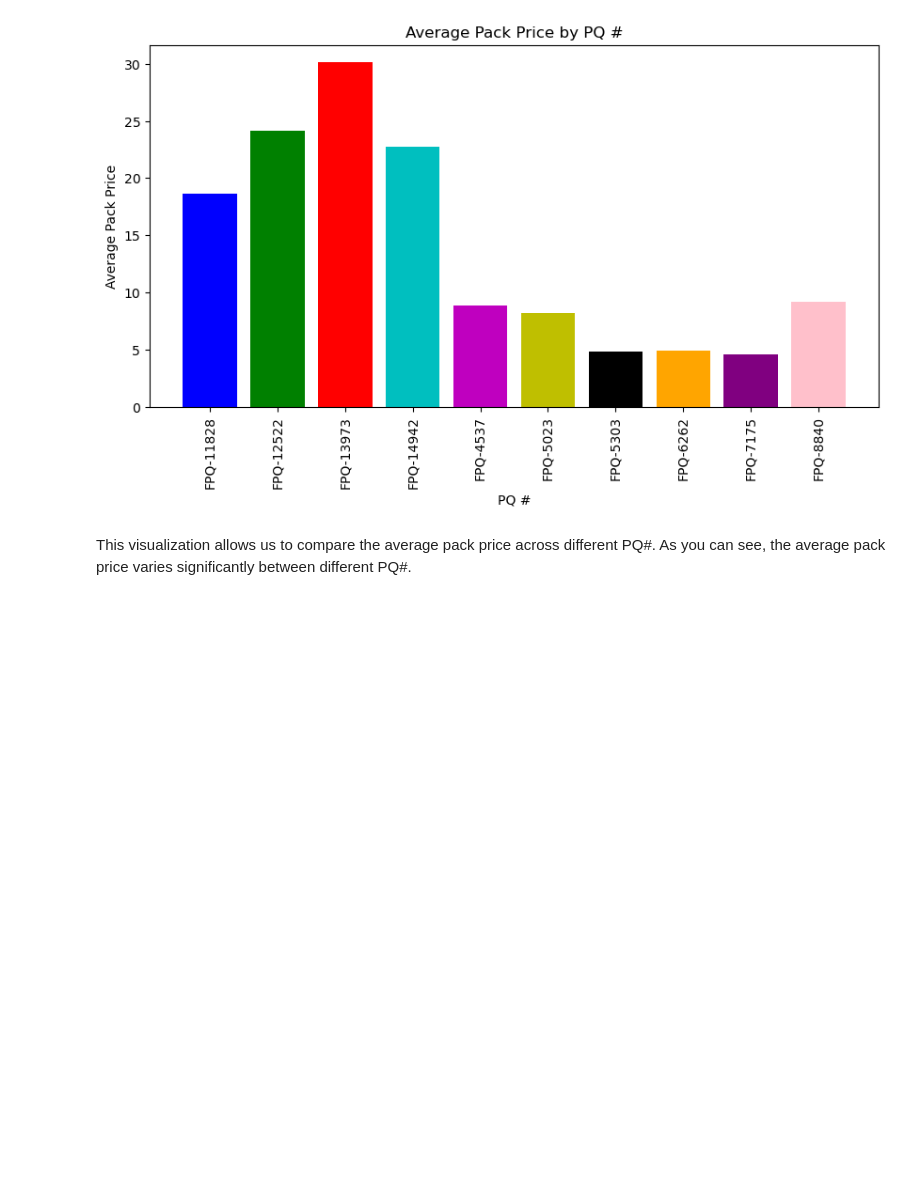
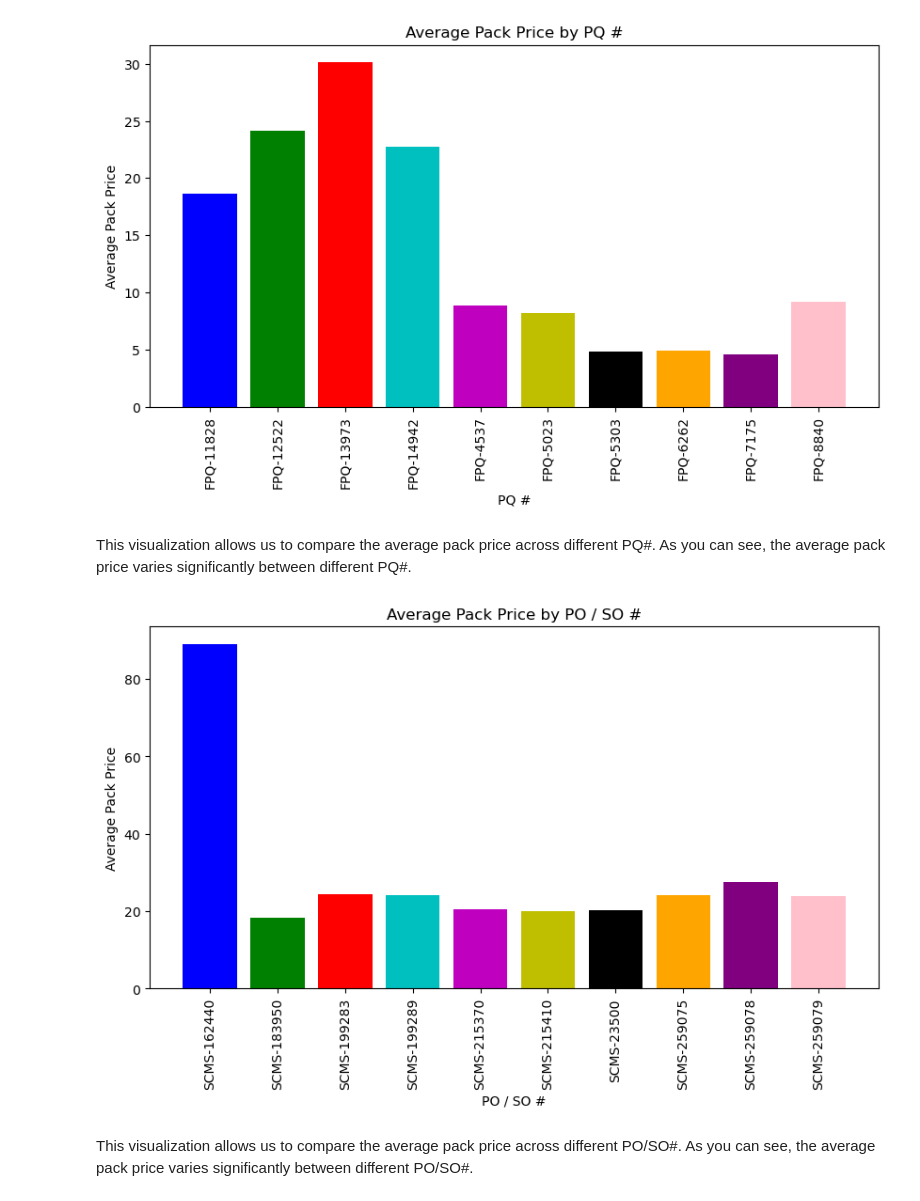
Before and after one commit to Deepak10010/Supply-Chain-Management-Systems, a Jupyter notebook: SCMS.ipynb, the cells around one changed output. Cells and saved outputs as stored; diff of their text form; code cells hidden in the pictures; blank space fills up the shorter version.

```diff
--- a/SCMS.ipynb
+++ b/SCMS.ipynb
@@ -97,3 +103,21 @@ plt.show()
 [figure]
 # %% [markdown]
 This visualization allows us to compare the average pack price across different PQ#. As you can see, the average pack price varies significantly between different PQ#.
+# %%
+# Select top 10 PO/SO# by number of shipments for clearer visualization
+top_po_so = df['PO / SO #'].value_counts().index[:10]
+df_top_po_so = df[df['PO / SO #'].isin(top_po_so)]
+
+average_pack_price_po_so = df_top_po_so.groupby('PO / SO #')['Pack Price'].mean()
+
+plt.figure(figsize=(10,5))
+plt.bar(average_pack_price_po_so.index, average_pack_price_po_so.values, color=colors)
+plt.xlabel('PO / SO #')
+plt.ylabel('Average Pack Price')
+plt.title('Average Pack Price by PO / SO #')
+plt.xticks(rotation=90)
+plt.show()
+# %% [output]
+[figure, added]
+# %% [markdown]
+This visualization allows us to compare the average pack price across different PO/SO#. As you can see, the average pack price varies significantly between different PO/SO#.
```
Also changed, not shown: parts of 1 cell of this notebook.
